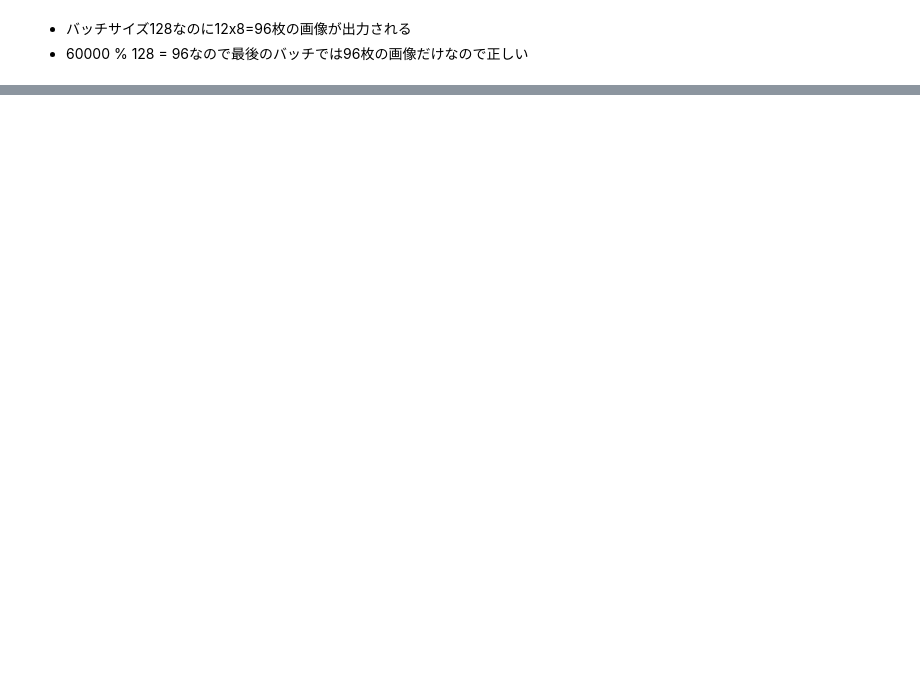
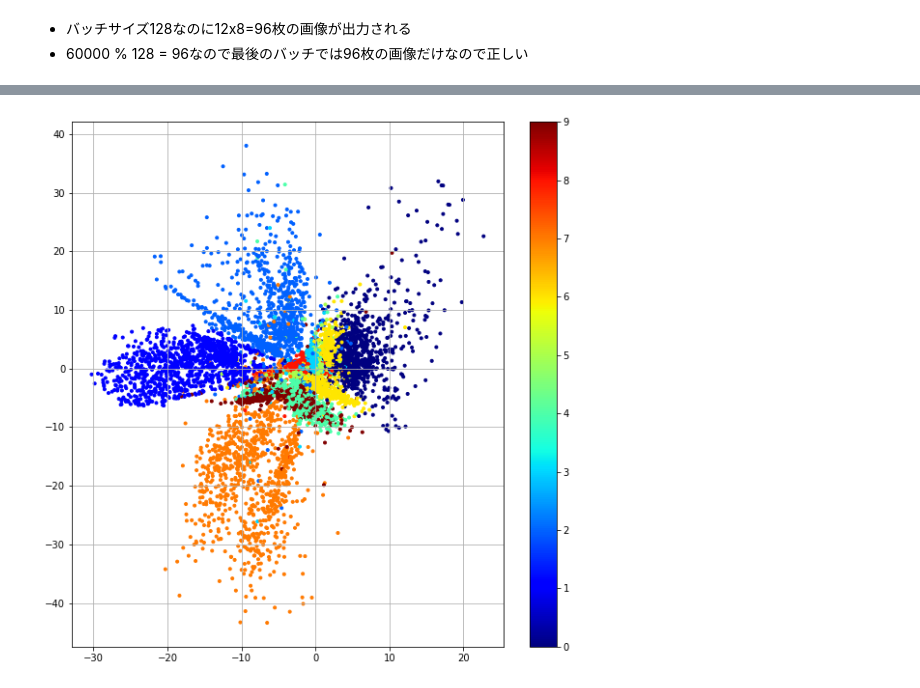
Before and after one commit to aidiary/pytorch-examples, a Jupyter notebook: notebooks/180221-autoencoder.ipynb, the cells around one changed output, grey strips where cells are left out. Cells and saved outputs as stored; diff of their text form; code cells hidden in the pictures; blank space fills up the shorter version.

```diff
--- a/notebooks/180221-autoencoder.ipynb
+++ b/notebooks/180221-autoencoder.ipynb
@@ -154,0 +164,7 @@ image_10.png     image_40.png     image_70.png     loss_list.npy
+# %%
+model.load_state_dict(torch.load('{}/autoencoder.pth'.format(out_dir),
+                                 map_location=lambda storage,
+                                 loc: storage))
+# %%
+test_dataset = MNIST('./data', download=True, train=False, transform=img_transform)
+test_loader = DataLoader(test_dataset, batch_size=10000, shuffle=False)
@@ -154,0 +175,3 @@ image_10.png     image_40.png     image_70.png     loss_list.npy
+# %%
+images, labels = iter(test_loader).next()
+images = images.view(10000, -1)
@@ -154,0 +188,4 @@ image_10.png     image_40.png     image_70.png     loss_list.npy
+# %%
+# 784次元ベクトルを2次元ベクトルにencode
+z = model.encoder(Variable(images, volatile=True)).data.numpy()
+print(z.shape)
@@ -154,0 +211,7 @@ image_10.png     image_40.png     image_70.png     loss_list.npy
+# %%
+plt.figure(figsize=(10, 10))
+plt.scatter(z[:, 0], z[:, 1], marker='.', c=labels.numpy(), cmap=pylab.cm.jet)
+plt.colorbar()
+plt.grid()
+# %% [output]
+[figure, added]
```
Also changed, not shown: parts of 17 cells of this notebook.
